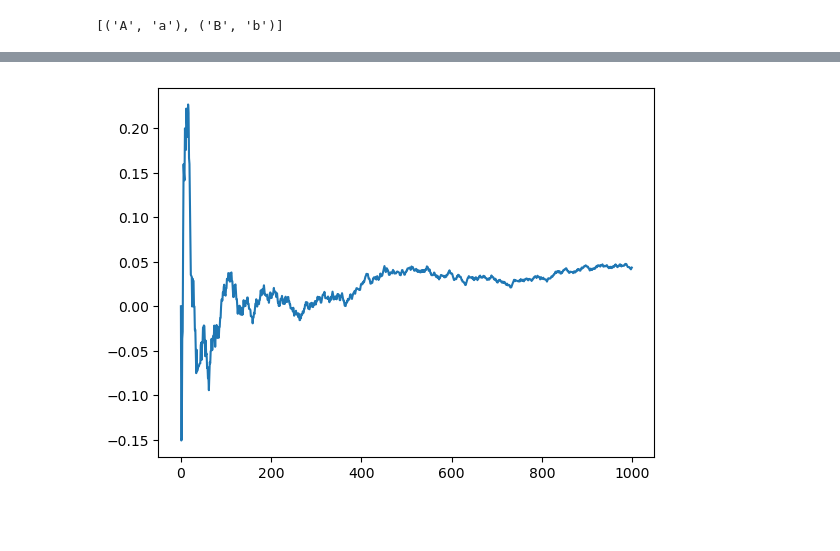
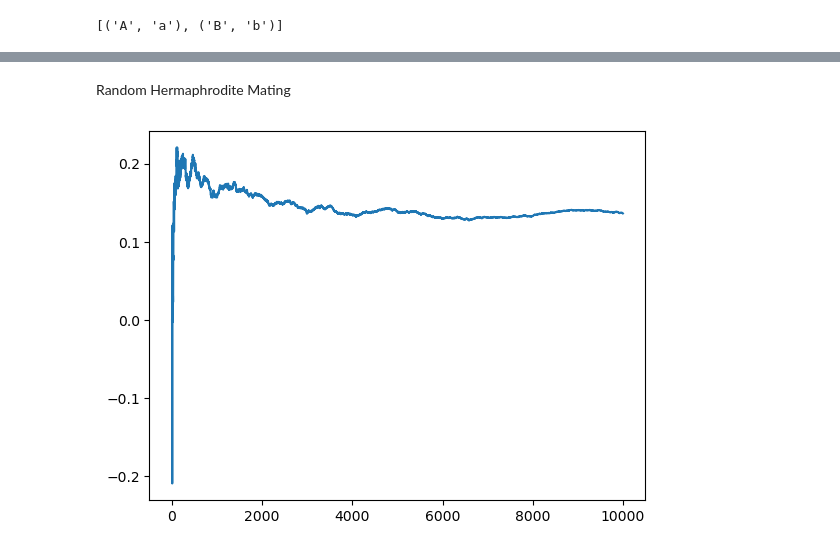
Before and after one commit to roboticapples14/computational_ecology, a Jupyter notebook: Genetics.ipynb, the cells around one changed output, grey strips where cells are left out. Saved outputs shown, nothing was run; the diff lists cells and outputs as text; code cells hidden in the pictures; blank space fills up the shorter version.

Commit message:
plotting F across different mating stratigies

```diff
--- a/Genetics.ipynb
+++ b/Genetics.ipynb
@@ -185,15 +197,14 @@ Here is a simple example
 # %%
+# Let's simulate 100 generations.
 pop = Population()
 f_ls = []
 for j in range(1000):
-    # print(f'Generation {j}')
     i = Individual.create_random(num_genes=2)
     pop.add(i)
-    fraction = pop.update_fraction_list()
-    # print(f'fraction: {fraction}')
-    pop.full_fraction_list.append(fraction)
+    pop.update_gene_frequencies()
     F = pop.calculate_true_F()
-    # print(f'F: {F}')
+    # print(F)
     f_ls.append(F)
 
-    # print(pop)
+plt.plot(f_ls)
+plt.show()
@@ -285,0 +270,24 @@ plt.show()
+# %%
+# Random sexual mating w/ gender ratio 0.9
+
+ind_1 = Individual.create_random(num_genes=2)
+ind_2 = Individual.create_random(num_genes=2)
+ind_3 = Individual.create_random(num_genes=2)
+ind_4 = Individual.create_random(num_genes=2)
+ind_5 = Individual.create_random(num_genes=2)
+pop = Population([ind_1,ind_2,ind_3,ind_4,ind_5])
+random_sexual_mating_09_f_ls = []
+for j in range(10000):
+    # print(f'Generation {j}')
+    i = pop.random_sexual_mating(0.9)
+    pop.add(i)
+    pop.update_gene_frequencies()
+    # print(f'fraction: {fraction}')
+    F = pop.calculate_true_F()
+    # print(f'F: {F}')
+    random_sexual_mating_09_f_ls.append(F)
+
+    # print(pop)
+
+plt.plot(random_sexual_mating_09_f_ls)
+plt.show()
@@ -286,26 +296,28 @@ plt.show()
+# %% [markdown]
+Random Hermaphrodite Mating
 # %%
-# random hermaphrodite mating w/ 0.95
+# random hermaphrodite mating
 
 ind_1 = Individual.create_random(num_genes=2)
 ind_2 = Individual.create_random(num_genes=2)
 ind_3 = Individual.create_random(num_genes=2)
 ind_4 = Individual.create_random(num_genes=2)
 ind_5 = Individual.create_random(num_genes=2)
 pop = Population([ind_1,ind_2,ind_3,ind_4,ind_5])
-f_ls = []
-for j in range(1000):
+random_hermaphrodite_mating_f_ls = []
+for j in range(10000):
     # print(f'Generation {j}')
     i = pop.random_hermaphrodite_mating()
     pop.add(i)
     pop.update_gene_frequencies()
     # print(f'fraction: {fraction}')
     F = pop.calculate_true_F()
     # print(f'F: {F}')
-    f_ls.append(F)
+    random_hermaphrodite_mating_f_ls.append(F)
 
     # print(pop)
 
-plt.plot(f_ls)
+plt.plot(random_hermaphrodite_mating_f_ls)
 plt.show()
 # %% [output]
-[figure, old version]
+[figure, new version]
```
Also changed, not shown: parts of 16 cells of this notebook.
